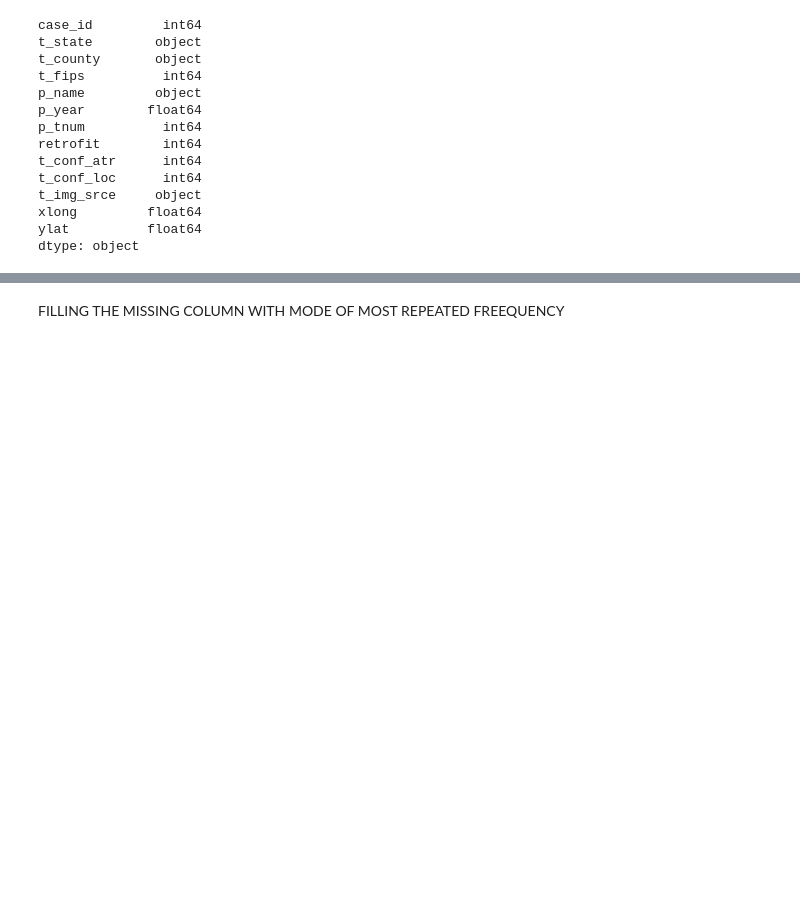
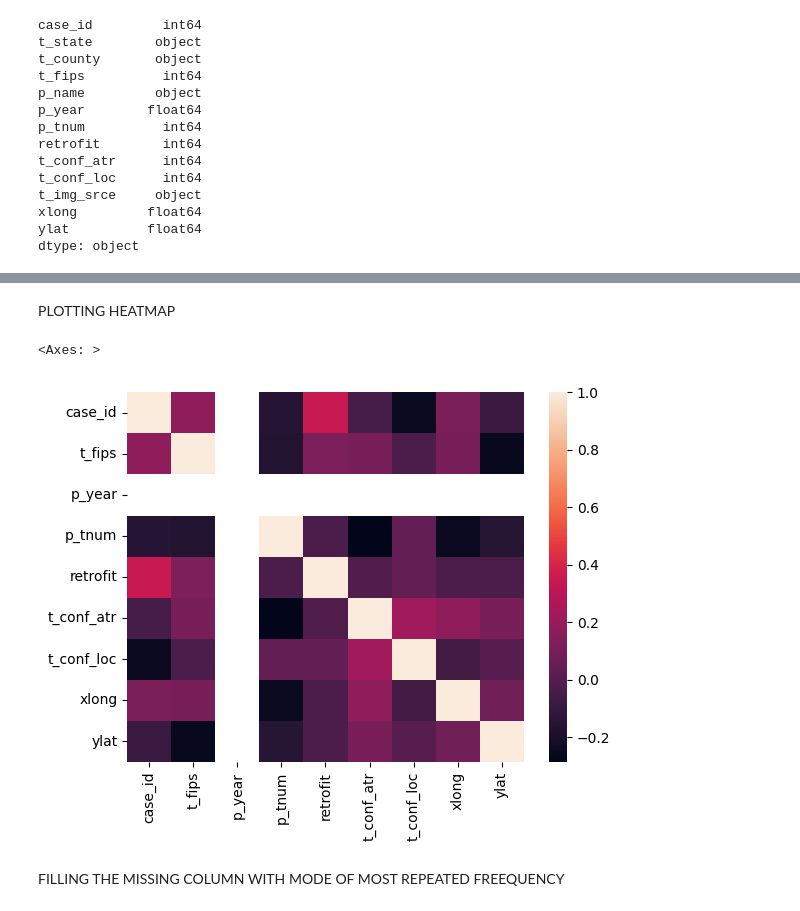
Before and after one commit to ABHAY1937/-ML, a Jupyter notebook: U_S_Wind_Turbine_Database_(USGS).ipynb, the cells around one changed output, grey strips where cells are left out. Cells and saved outputs as stored; diff of their text form; code cells hidden in the pictures; blank space fills up the shorter version.

```diff
--- a/U_S_Wind_Turbine_Database_(USGS).ipynb
+++ b/U_S_Wind_Turbine_Database_(USGS).ipynb
@@ -192,3 +207,10 @@ dtype: object
+# %% [markdown]
+PLOTTING HEATMAP
+# %%
+sns.heatmap(df1.corr())
+# %% [output]
+<Axes: >
+[figure, added]
 # %% [markdown]
 FILLING THE MISSING COLUMN WITH MODE OF MOST REPEATED FREEQUENCY
 # %%
```
Also changed, not shown: parts of 3 cells of this notebook.
